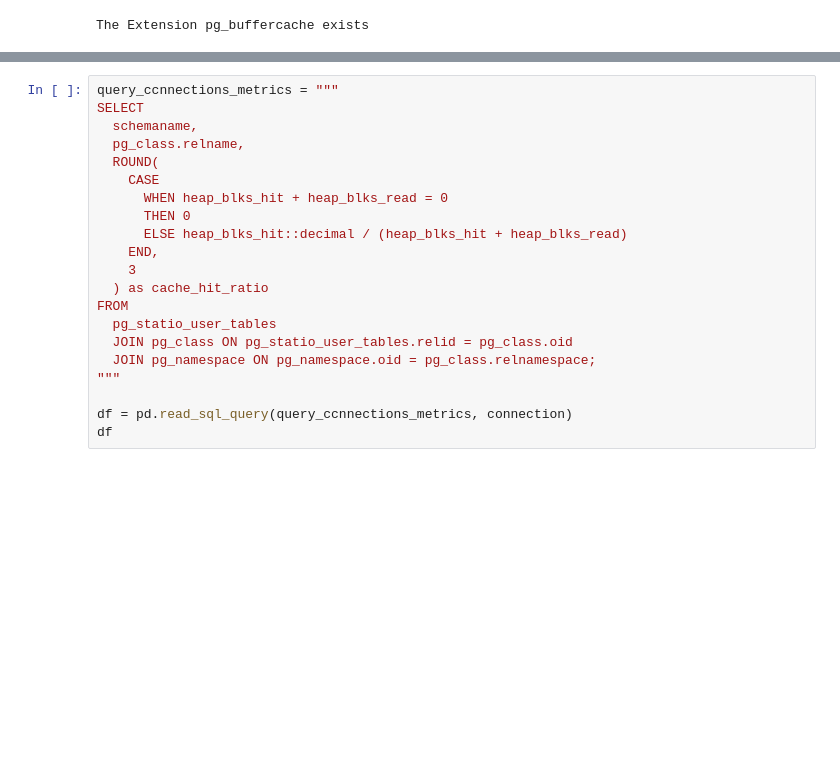
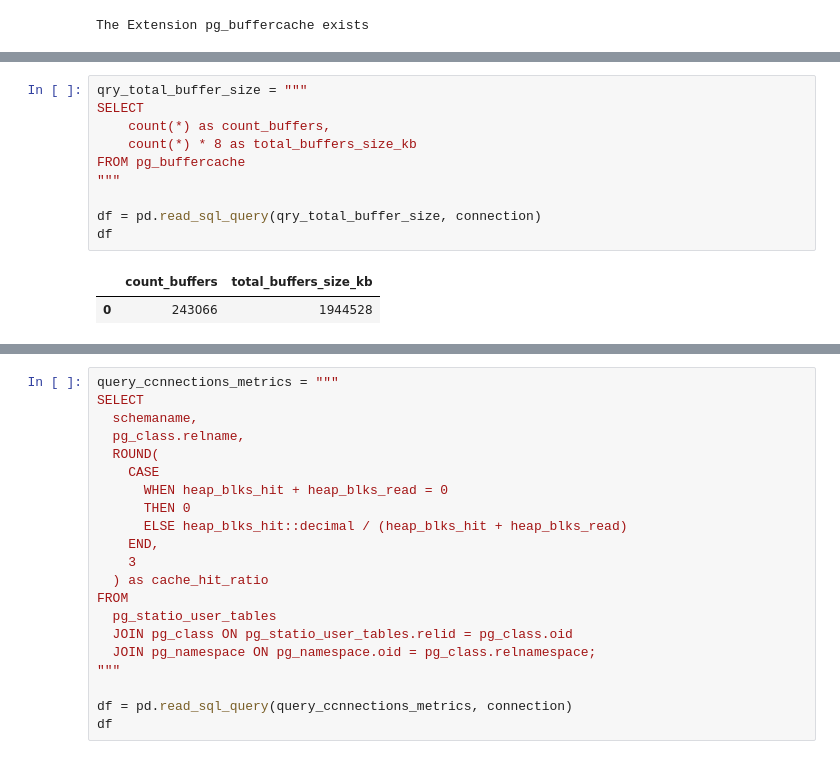
Before and after one commit to itaybraun1/db-observability-toolkit, a Jupyter notebook: Notebooks/pg_server_cahce.ipynb, the cells around one changed output, grey strips where cells are left out. Drawn from its saved outputs; the diff is of its cells as text; blank space fills up the shorter version.

```diff
--- a/Notebooks/pg_server_cahce.ipynb
+++ b/Notebooks/pg_server_cahce.ipynb
@@ -57,0 +69,13 @@ The Extension pg_buffercache exists
+# %%
+qry_total_buffer_size = """
+SELECT
+	count(*) as count_buffers,
+	count(*) * 8 as total_buffers_size_kb
+FROM pg_buffercache
+"""
+
+df = pd.read_sql_query(qry_total_buffer_size, connection)
+df
+# %% [output]
+|  | count_buffers | total_buffers_size_kb |
+| 0 | 243066 | 1944528 |
```
Also changed, not shown: parts of 9 cells of this notebook.
